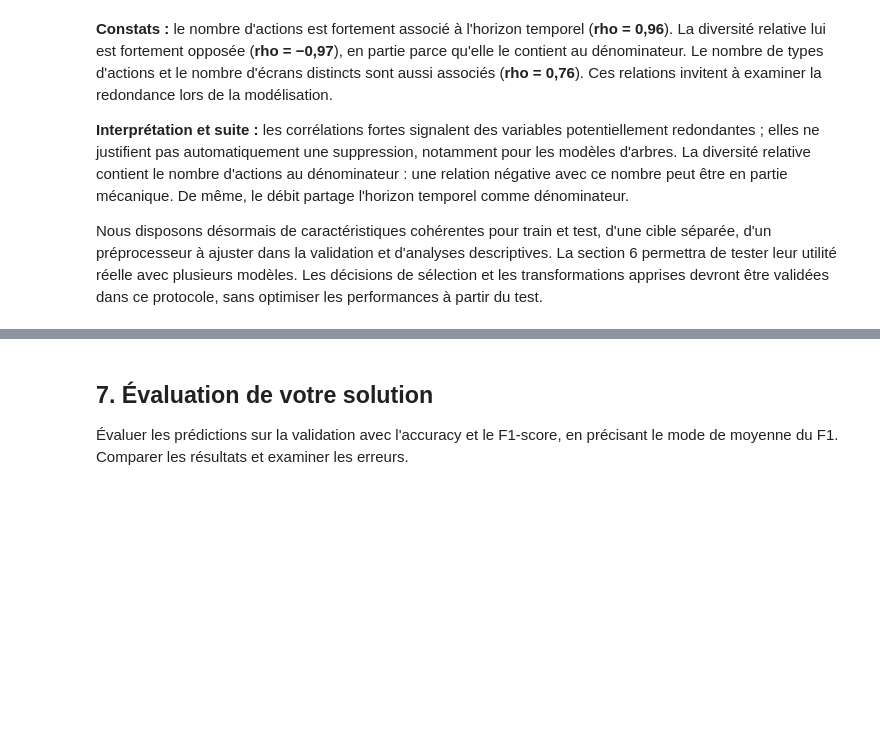
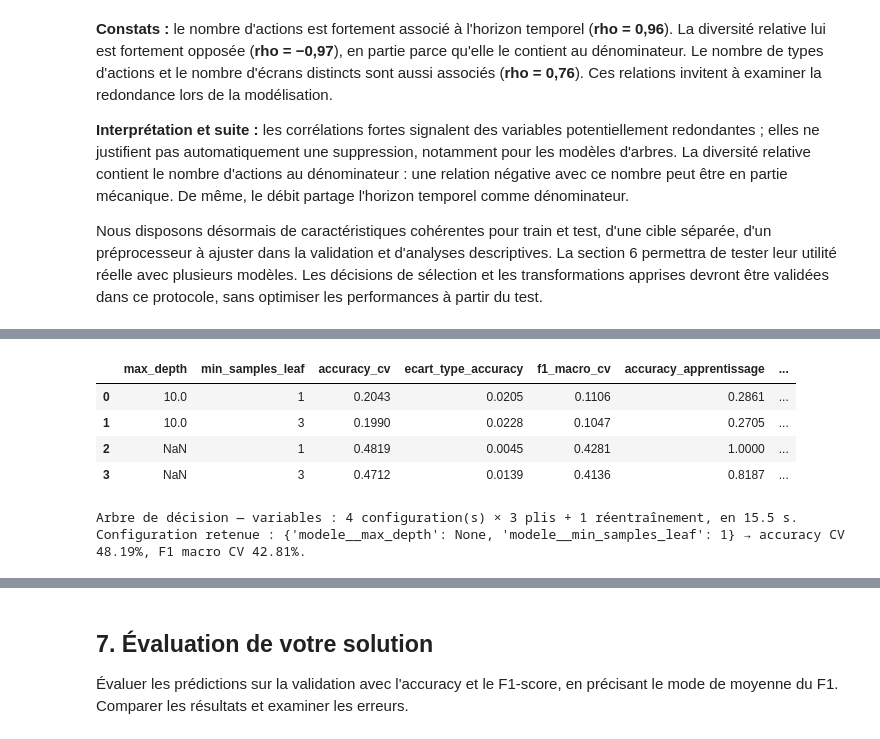
Before and after one commit to salahou-dine/Challenge_copilot_users_tracking, a Jupyter notebook: solution.ipynb, the cells around one changed output, grey strips where cells are left out. Saved outputs shown, nothing was run; the diff lists cells and outputs as text; code cells hidden in the pictures; blank space fills up the shorter version.

```diff
--- a/solution.ipynb
+++ b/solution.ipynb
@@ -883,0 +1210,35 @@ Séparer les sessions étiquetées en entraînement et validation. Comparer plus
+# %%
+colonnes_remplacees = [col for col in caracteristiques_train.columns if f"log1p_{col}" in caracteristiques_train.columns]
+print(f"Dénombrements remplacés par leur log1p ({len(colonnes_remplacees)}) : {', '.join(colonnes_remplacees)}")
+print(f"48 − {len(colonnes_remplacees)} = {48 - len(colonnes_remplacees)} colonnes données au préprocesseur "
+      f"({len(colonnes_numeriques)} numériques + {len(colonnes_categorielles)} catégorielles).")
+
+# Représentation « variables » : détail des colonnes produites.
+apercu_variables = creer_preprocesseur().fit(X_apprentissage)
+noms_sortie = pd.Series(apercu_variables.get_feature_names_out())
+encodeur = apercu_variables.named_transformers_["categoriel"]
+detail = {
+    "numériques standardisées": len(colonnes_numeriques),
+    "indicateurs de valeur manquante": int(noms_sortie.str.startswith("numerique__missingindicator_").sum()),
+}
+for colonne, categories in zip(colonnes_categorielles, encodeur.categories_):
+    detail[f"one-hot {colonne}"] = len(categories)
+detail = pd.Series(detail, name="colonnes")
+assert detail.sum() == len(noms_sortie)
+detail.loc["Total (représentation « variables »)"] = len(noms_sortie)
+display(detail.to_frame())
+
+inconnues = {colonne: int((~X_validation[colonne].isin(categories)).sum())
+             for colonne, categories in zip(colonnes_categorielles, encodeur.categories_)}
+print("Sessions de validation dont la catégorie est absente de l'apprentissage (encodées par des zéros) :", inconnues)
+
+# Représentations « TF-IDF » et « combinée ».
+apercu_texte = creer_preprocesseur_texte().fit(X_apprentissage)
+taille_vocabulaire = len(apercu_texte.named_transformers_["texte"].vocabulary_)
+matrice_texte = apercu_texte.transform(X_apprentissage)
+remplissage = matrice_texte.nnz / (matrice_texte.shape[0] * matrice_texte.shape[1])
+dimensions = pd.DataFrame({
+    "colonnes": [len(noms_sortie), taille_vocabulaire, len(noms_sortie) + taille_vocabulaire],
+}, index=["Variables", "TF-IDF", "Combinée"])
+display(dimensions)
+print(f"Matrice TF-IDF : {remplissage:.2%} de cases non nulles (matrice creuse).")
@@ -883,0 +1464,16 @@ Séparer les sessions étiquetées en entraînement et validation. Comparer plus
+# %%
+from sklearn.tree import DecisionTreeClassifier
+
+recherche_arbre = entrainer_modele(
+    "Arbre de décision — variables", "variables", creer_preprocesseur,
+    DecisionTreeClassifier(random_state=GRAINE),
+    {"modele__max_depth": [10, None], "modele__min_samples_leaf": [1, 3]},
+)
+# %% [output]
+|  | max_depth | min_samples_leaf | accuracy_cv | ecart_type_accuracy | f1_macro_cv | accuracy_apprentissage | ... |
+| 0 | 10.0 | 1 | 0.2043 | 0.0205 | 0.1106 | 0.2861 | ... |
+| 1 | 10.0 | 3 | 0.1990 | 0.0228 | 0.1047 | 0.2705 | ... |
+| 2 | NaN | 1 | 0.4819 | 0.0045 | 0.4281 | 1.0000 | ... |
+| 3 | NaN | 3 | 0.4712 | 0.0139 | 0.4136 | 0.8187 | ... |
+Arbre de décision — variables : 4 configuration(s) × 3 plis + 1 réentraînement, en 15.5 s.
+Configuration retenue : {'modele__max_depth': None, 'modele__min_samples_leaf': 1} → accuracy CV 48.19%, F1 macro CV 42.81%.
```
Also changed, not shown: parts of 61 cells of this notebook, 25 other files.
